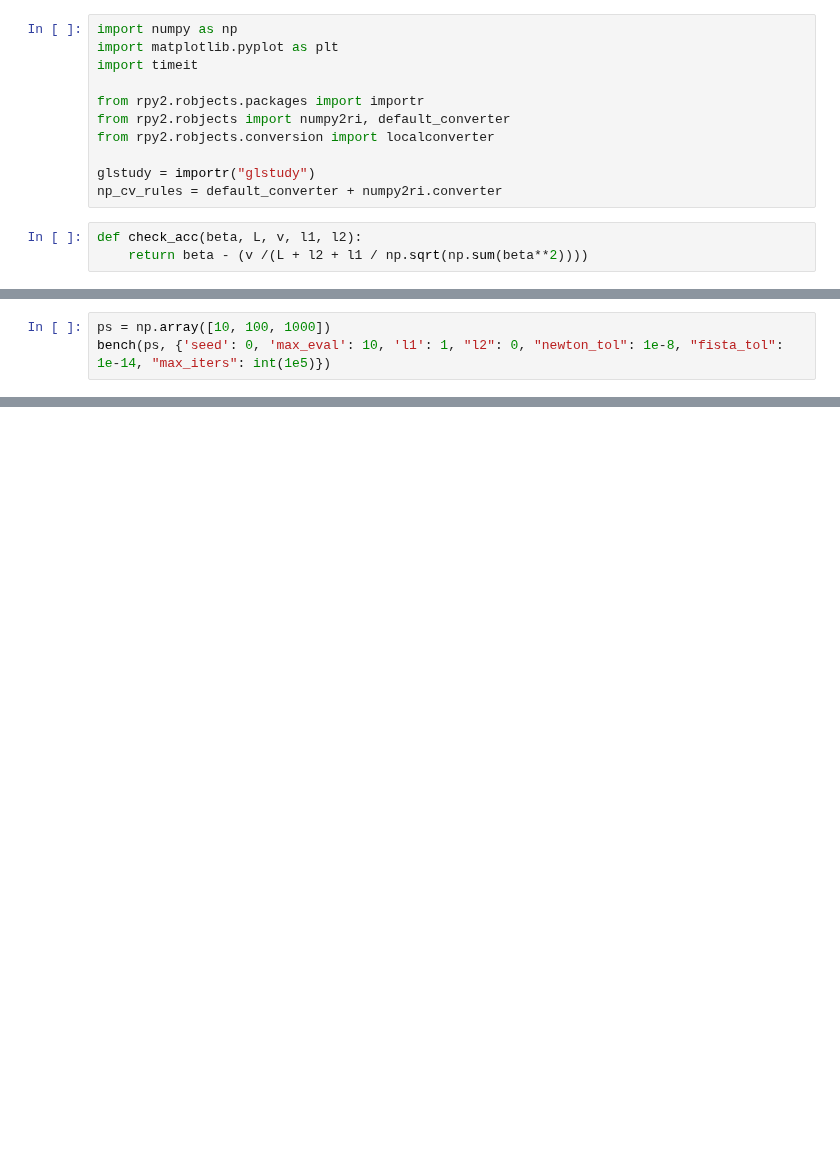
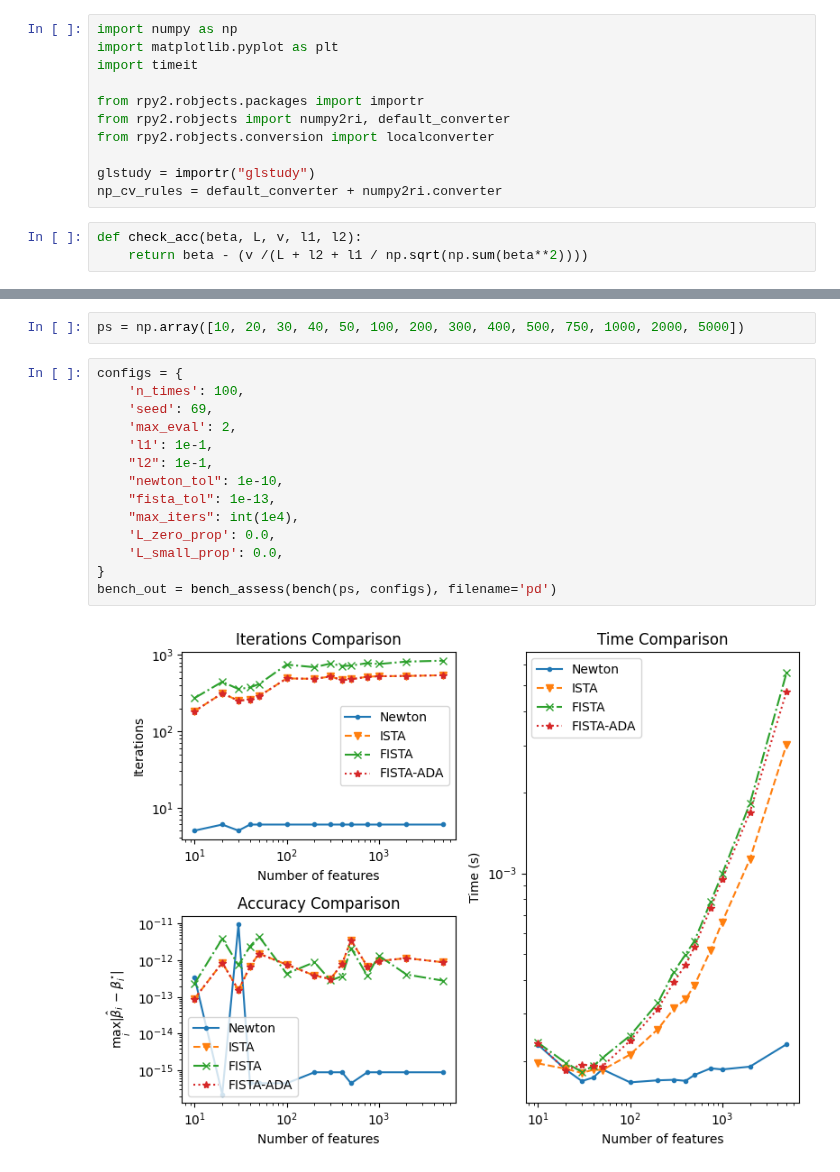
Before and after one commit to JamesYang007/adelie, a Jupyter notebook: research/paper_figures/fista_newton.ipynb, the cells around one changed output, grey strips where cells are left out. Drawn from its saved outputs; the diff is of its cells as text; blank space fills up the shorter version.

```diff
--- a/research/paper_figures/fista_newton.ipynb
+++ b/research/paper_figures/fista_newton.ipynb
@@ -70,6 +99,3 @@ def bench(ps, configs):
 
 def vbench(configs):
     return [bench(**config) for config in configs]
-# %%
-ps = np.array([10, 100, 1000])
-bench(ps, {'seed': 0, 'max_eval': 10, 'l1': 1, "l2": 0, "newton_tol": 1e-8, "fista_tol": 1e-14, "max_iters": int(1e5)})
@@ -83,0 +135,18 @@ bench(ps, {'seed': 0, 'max_eval': 10, 'l1': 1, "l2": 0, "newton_tol": 1e-8, "fis
+# %%
+ps = np.array([10, 20, 30, 40, 50, 100, 200, 300, 400, 500, 750, 1000, 2000, 5000])
+# %%
+configs = {
+    'n_times': 100,
+    'seed': 69,
+    'max_eval': 2,
+    'l1': 1e-1,
+    "l2": 1e-1,
+    "newton_tol": 1e-10,
+    "fista_tol": 1e-13,
+    "max_iters": int(1e4),
+    'L_zero_prop': 0.0,
+    'L_small_prop': 0.0,
+}
+bench_out = bench_assess(bench(ps, configs), filename='pd')
+# %% [output]
+[figure, added]
```
Also changed, not shown: parts of 6 cells of this notebook, 11 other files.
